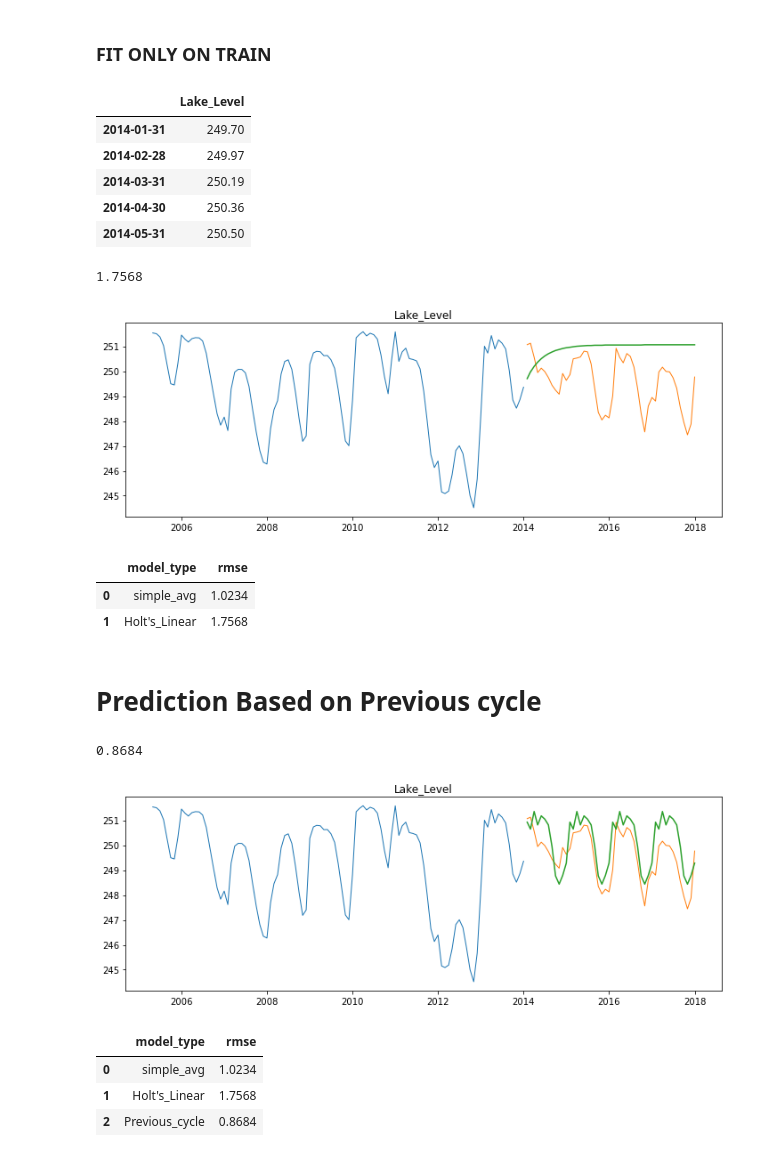
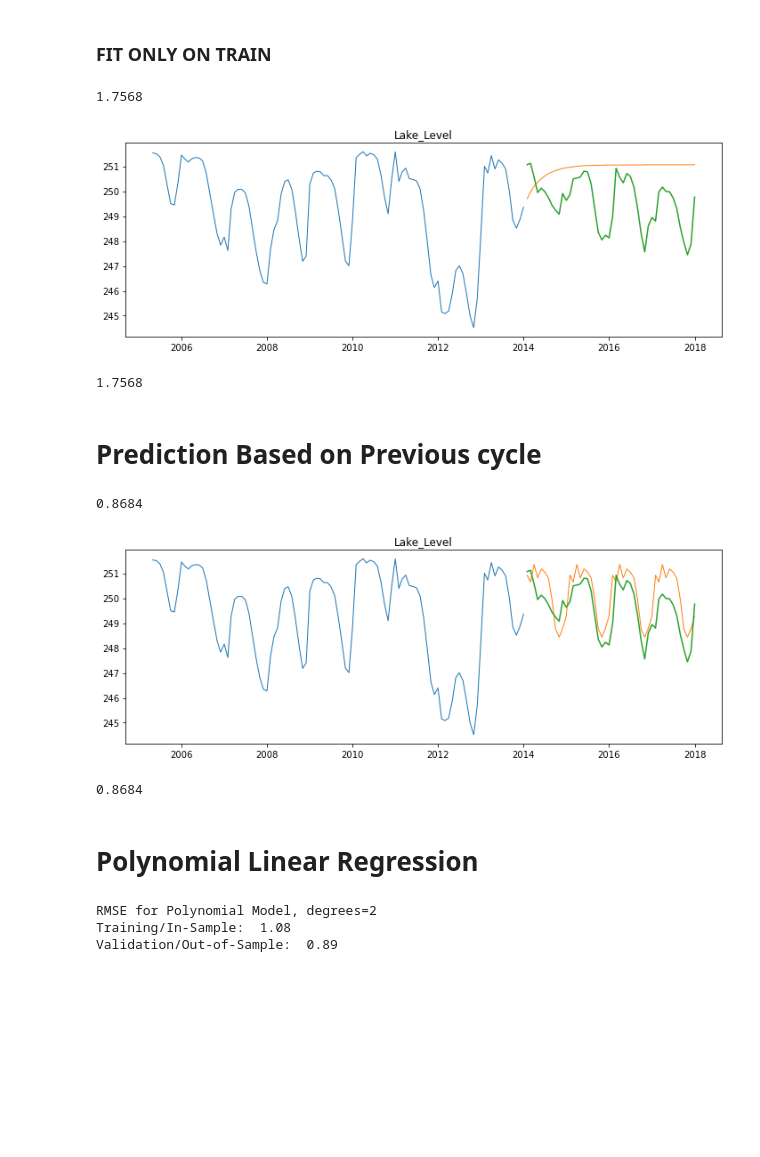
Before and after one commit to Jgardin875/individual_codeup_project, a Jupyter notebook: Report.ipynb, the cells around one changed output. Cells and saved outputs as stored; diff of their text form; code cells hidden in the pictures; blank space fills up the shorter version.

```diff
--- a/Report.ipynb
+++ b/Report.ipynb
@@ -157,0 +132,4 @@ stat_3m_s = pd.DataFrame(stat_3m_s, index = cat_col, columns = ['corr_3m_s', 'p_
+# %%
+lake_3m = acquire_p.prepare(lake_3m)
+# %%
+lake_3m = analysis_p.shift90(lake_3m)
@@ -198,4 +183,4 @@ I intend to comibne Rainfall Mangona, Agata, and Le_Croci
 
 I will drop Rainfall S_Piero and Cavallina
 # %%
-lake_s['avg_rain'] = (lake_s.Rainfall_Mangona + lake_s.Rainfall_S_Agata + lake_s.Rainfall_Le_Croci)/3
+lake_3m['avg_rain'] = (lake_3m.Rainfall_Mangona + lake_3m.Rainfall_S_Agata + lake_3m.Rainfall_Le_Croci)/3
@@ -241,7 +218,7 @@ Human split
 4 years to validate (25%) \
 3 years to test (20%)
 # %%
-mod_col = lake_s.drop(columns = ['Rainfall_S_Piero', 'Rainfall_Mangona', 'Rainfall_S_Agata',
+mod_col = lake_3m.drop(columns = ['Rainfall_S_Piero', 'Rainfall_Mangona', 'Rainfall_S_Agata',
        'Rainfall_Cavallina', 'Rainfall_Le_Croci'])
 # %%
 mod_col = mod_col.resample('M').mean()
@@ -360,25 +282,11 @@ yhat = model.predict(start = validate.index[0],
                               end = validate.index[-1])
 # %%
 yhat_df = pd.DataFrame(yhat.round(2), columns = ['Lake_Level'])
-
-yhat_df.head()
-# %% [output]
-|  | Lake_Level |
-| 2014-01-31 | 249.70 |
-| 2014-02-28 | 249.97 |
-| 2014-03-31 | 250.19 |
-| 2014-04-30 | 250.36 |
-| 2014-05-31 | 250.50 |
 # %%
-plot_and_eval('Lake_Level')
+analysis_p.plot_and_eval('Lake_Level', train, validate, yhat_df)
 # %% [output]
 1.7568
-[figure, old version]
+[figure, new version]
+1.7568
 # %%
-eval_df = append_eval_df(model_type = "Holt's_Linear", target_var = 'Lake_Level')
-
-eval_df
+eval_df = analysis_p.append_eval_df(model_type = "Holt's_Linear", target_var = 'Lake_Level', yhat_df = yhat_df, validate = validate )
-# %% [output]
-|  | model_type | rmse |
-| 0 | simple_avg | 1.0234 |
-| 1 | Holt's_Linear | 1.7568 |
@@ -401,16 +311,10 @@ yhat_df.index = validate.index
 # %%
 yhat_df = pd.DataFrame(yhat_df.round(4), columns = ['Lake_Level'])
 # %%
-plot_and_eval('Lake_Level')
+analysis_p.plot_and_eval('Lake_Level', train, validate, yhat_df)
 # %% [output]
 0.8684
-[figure, old version]
+[figure, new version]
+0.8684
 # %%
-eval_df = append_eval_df(model_type = "Previous_cycle", target_var = 'Lake_Level')
-
-eval_df
+eval_df = analysis_p.append_eval_df(model_type = "Previouse_cycle", target_var = 'Lake_Level', yhat_df = yhat_df, validate = validate )
-# %% [output]
-|  | model_type | rmse |
-| 0 | simple_avg | 1.0234 |
-| 1 | Holt's_Linear | 1.7568 |
-| 2 | Previous_cycle | 0.8684 |
@@ -416,0 +323,8 @@ eval_df
+# %% [markdown]
+# Polynomial Linear Regression
+# %%
+y1, yhat_df = analysis_p.polynomial_transform(trainx, trainy, validatex, validatey)
+# %% [output]
+RMSE for Polynomial Model, degrees=2
+Training/In-Sample:  1.08
+Validation/Out-of-Sample:  0.89
```
Also changed, not shown: parts of 84 cells of this notebook, 3 other files.
